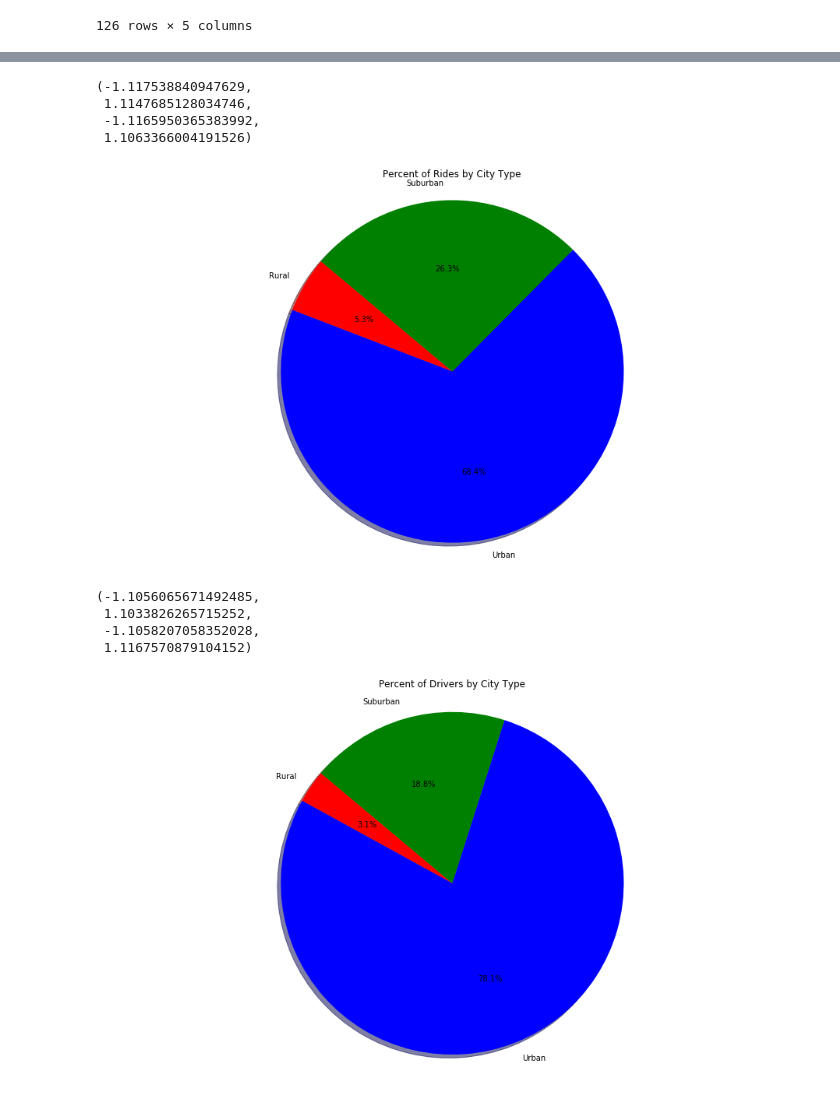
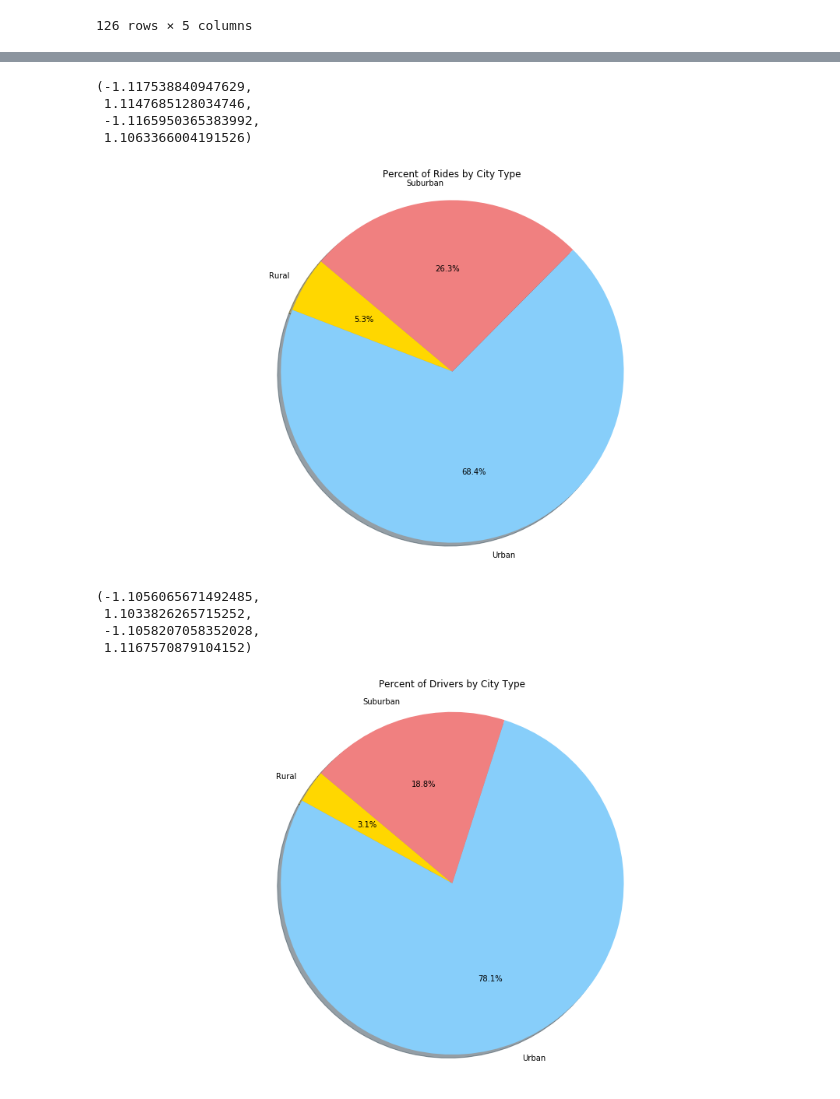
Before and after one commit to guthrieburns/Matplotlib-Homework, a Jupyter notebook: Pyber.ipynb, the cells around one changed output, grey strips where cells are left out. Drawn from its saved outputs; the diff is of its cells as text; code cells hidden in the pictures.

```diff
--- a/Pyber.ipynb
+++ b/Pyber.ipynb
@@ -142,23 +145,23 @@ ValueError: Invalid RGBA argument: 'light sky blue'
 # %%
 rural_total2 = rural_df['Total Rides'].sum()
 urban_total2 = urban_df['Total Rides'].sum()
 suburban_total2 = suburban_df['Total Rides'].sum()
 
 fare_pie = ["Rural", "Urban", "Suburban"]
 fare_pie_totals = [rural_total2, urban_total2, suburban_total2]
-pie1_colors = ["red", "blue", "green"]
+pie1_colors = ["gold", "lightskyblue", "lightcoral"]
 explode1 = (0, 0, 0)
 
 plt.pie(fare_pie_totals, explode=explode1, labels=fare_pie, colors=pie1_colors,
         autopct="%1.1f%%", shadow=True, startangle=140)
 plt.title('Percent of Rides by City Type')
 plt.axis("equal")
 # %% [output]
 (-1.117538840947629,
  1.1147685128034746,
  -1.1165950365383992,
  1.1063366004191526)
-[figure, old version]
+[figure, new version]
 # %%
 rural_total3 = rural_df['Total Drivers'].sum()
 urban_total3 = urban_df['Total Drivers'].sum()
@@ -166,7 +169,7 @@ suburban_total3 = suburban_df['Total Drivers'].sum()
 
 fare_pie = ["Rural", "Urban", "Suburban"]
 fare_pie_totals = [rural_total3, urban_total3, suburban_total3]
-pie1_colors = ["red", "blue", "green"]
+pie1_colors = ["gold", "lightskyblue", "lightcoral"]
 explode1 = (0, 0, 0)
 
 plt.pie(fare_pie_totals, explode=explode1, labels=fare_pie, colors=pie1_colors,
@@ -178,4 +181,4 @@ plt.axis("equal")
  1.1033826265715252,
  -1.1058207058352028,
  1.1167570879104152)
-[figure, old version]
+[figure, new version]
```
Also changed, not shown: parts of 2 cells of this notebook, 5 other files.
